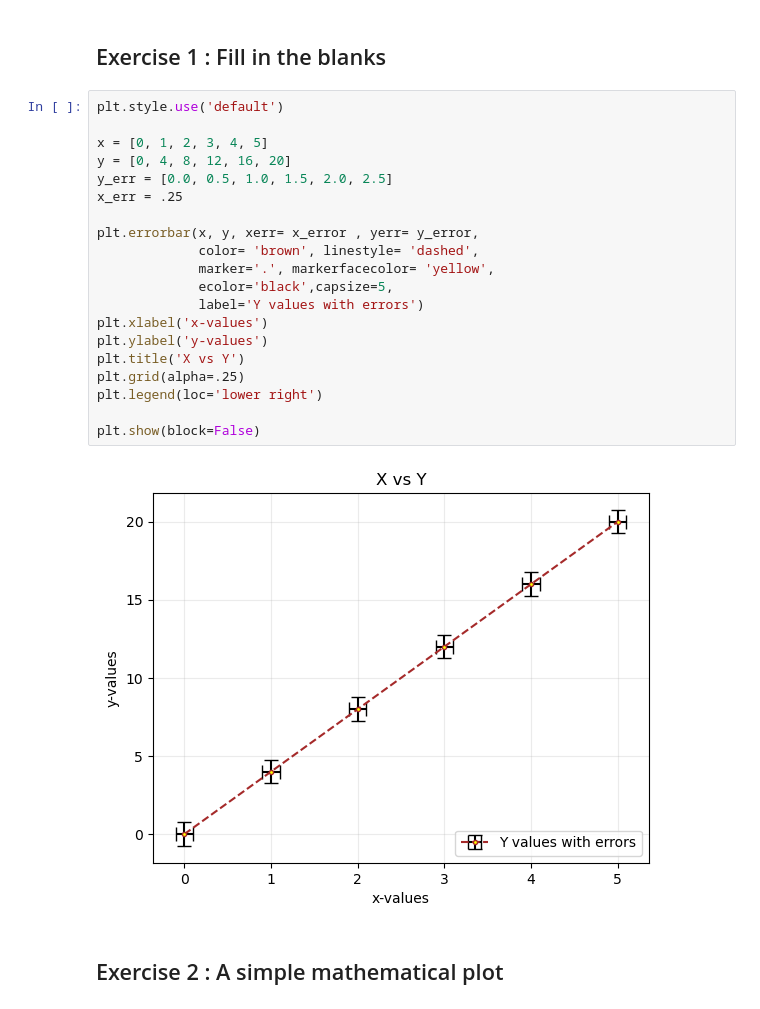
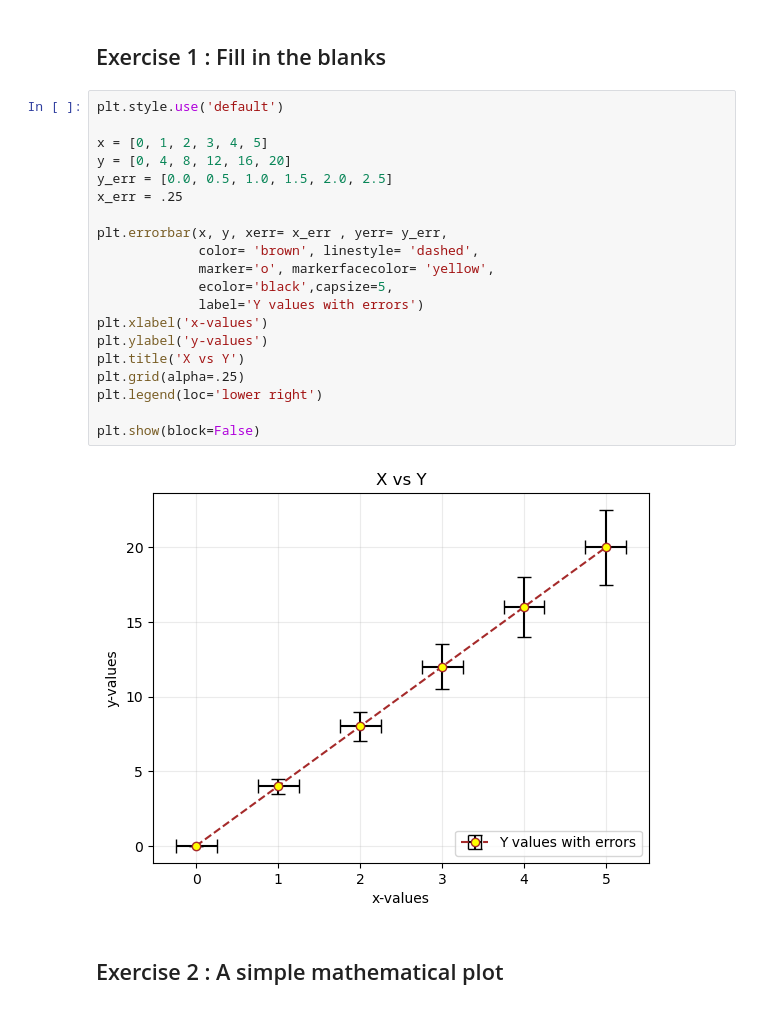
Before and after one commit to SPS-SP2273/learning-portfolio-pohyunna, a Jupyter notebook: plotting/plotting_(need).ipynb, the cells around one changed output. Saved outputs shown, nothing was run; the diff lists cells and outputs as text.

Commit message:
corrected plotting(need)

```diff
--- a/plotting/plotting_(need).ipynb
+++ b/plotting/plotting_(need).ipynb
@@ -220,25 +220,25 @@ findfont: Font family 'Comic Neue' not found.
 # %%
 plt.style.use('default')
 
 x = [0, 1, 2, 3, 4, 5]
 y = [0, 4, 8, 12, 16, 20]
 y_err = [0.0, 0.5, 1.0, 1.5, 2.0, 2.5]
 x_err = .25
 
-plt.errorbar(x, y, xerr= x_error , yerr= y_error,
+plt.errorbar(x, y, xerr= x_err , yerr= y_err,
              color= 'brown', linestyle= 'dashed',
-             marker='.', markerfacecolor= 'yellow',
+             marker='o', markerfacecolor= 'yellow',
              ecolor='black',capsize=5,
              label='Y values with errors')
 plt.xlabel('x-values')
 plt.ylabel('y-values')
 plt.title('X vs Y')
 plt.grid(alpha=.25)
 plt.legend(loc='lower right')
 
 plt.show(block=False)
 # %% [output]
-[figure, old version]
+[figure, new version]
 # %% [markdown]
 ## Exercise 2 :  A simple mathematical plot
 # %%
```
